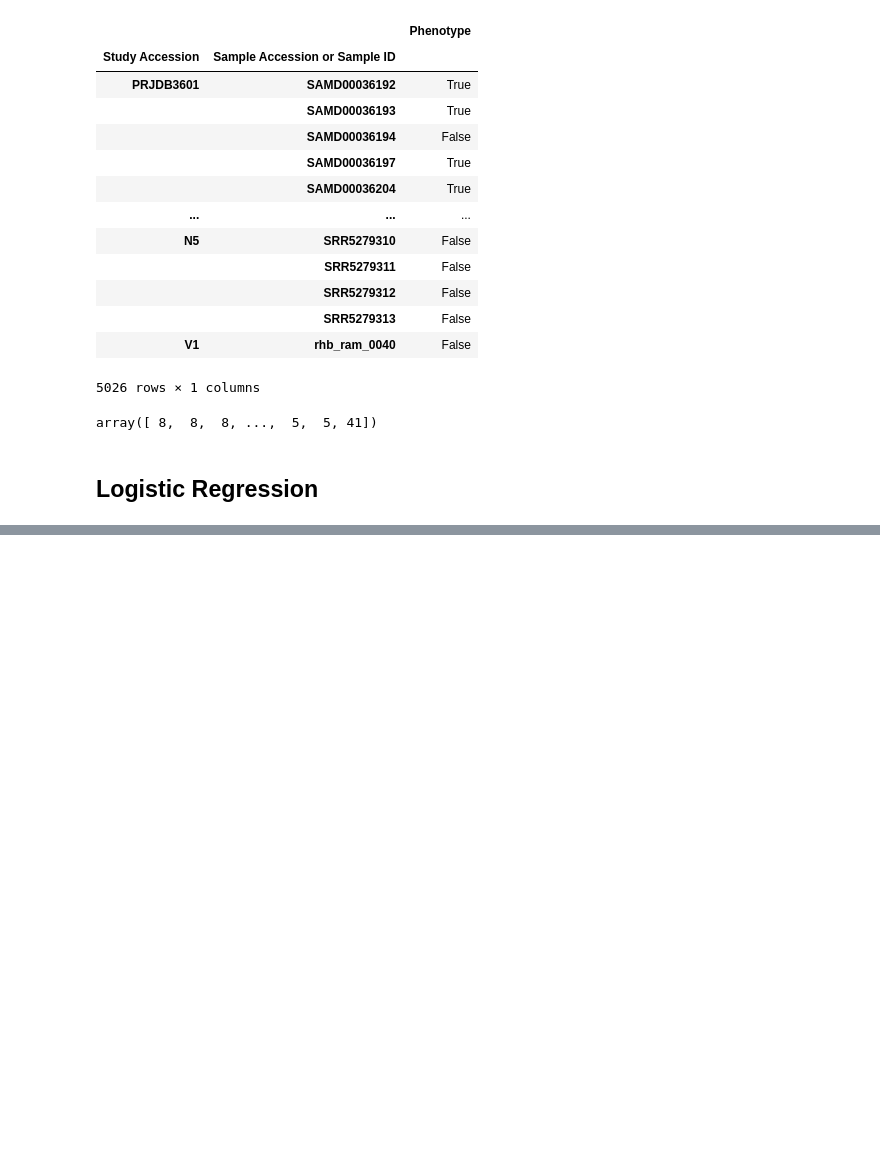
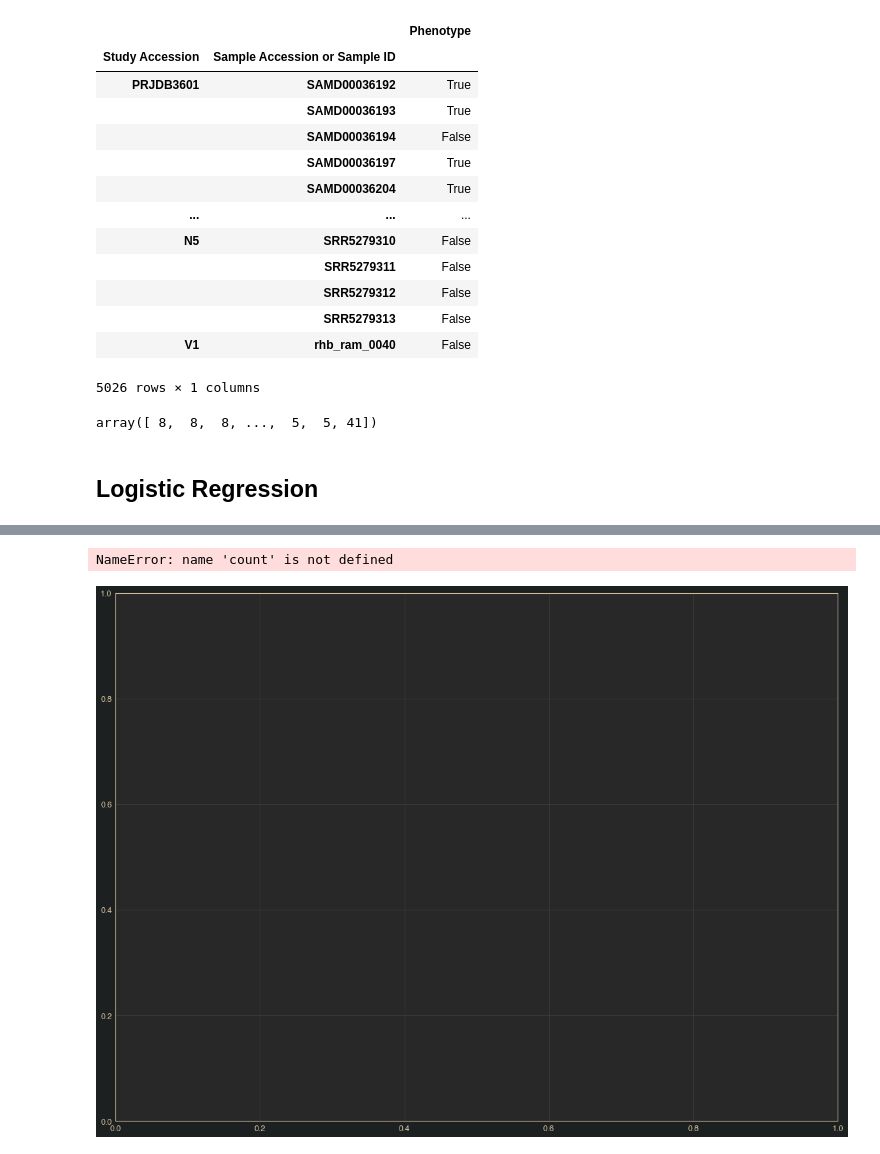
Before and after one commit to danielchang2002/GMHI2-Scratchpad, a Jupyter notebook: src/logistic_regression.ipynb, the cells around one changed output, grey strips where cells are left out. Drawn from its saved outputs; the diff is of its cells as text; code cells hidden in the pictures; blank space fills up the shorter version.

```diff
--- a/src/logistic_regression.ipynb
+++ b/src/logistic_regression.ipynb
@@ -157,0 +165,23 @@ plt.savefig(config.OUTPUT_DIR + "learning_curve.png")
+# %%
+import seaborn as sns
+import matplotlib.pyplot as plt
+
+def plot_study_scores(y, scores, title):
+    fig, ax = plt.subplots(figsize=(20, 15))
+    groupby = y.groupby(y.index.get_level_values(0))
+    counts = groupby.count()
+    counts.columns = ['count']
+    counts['score'] = scores
+    counts['prop_healthy'] = groupby.mean()
+    display(count)
+
+    sorted_df = df.sort_values('sample size')
+    sns.barplot(data=sorted_df, x='sample size', y='score', palette='crest')
+    plt.xlabel("sample size", fontsize=30)
+    plt.ylabel("Balanced Accuracy", fontsize=30)
+#     plt.savefig(config.OUTPUT_DIR + title)
+# %%
+plot_study_scores(y, scores, "LOGOCV.png")
+# %% [output]
+NameError: name 'count' is not defined
+[figure, added]
```
Also changed, not shown: parts of 5 cells of this notebook, 7 other files.
